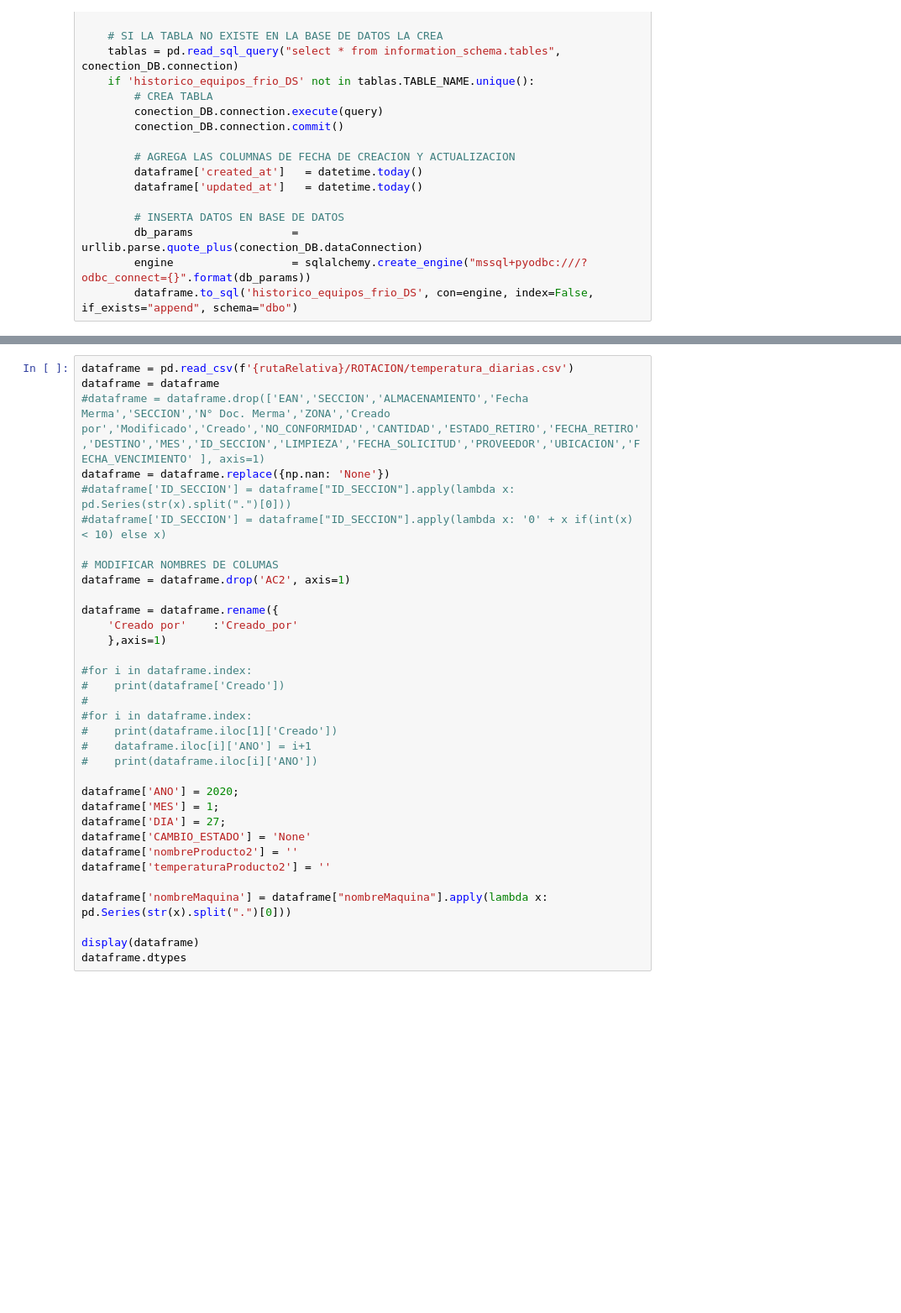
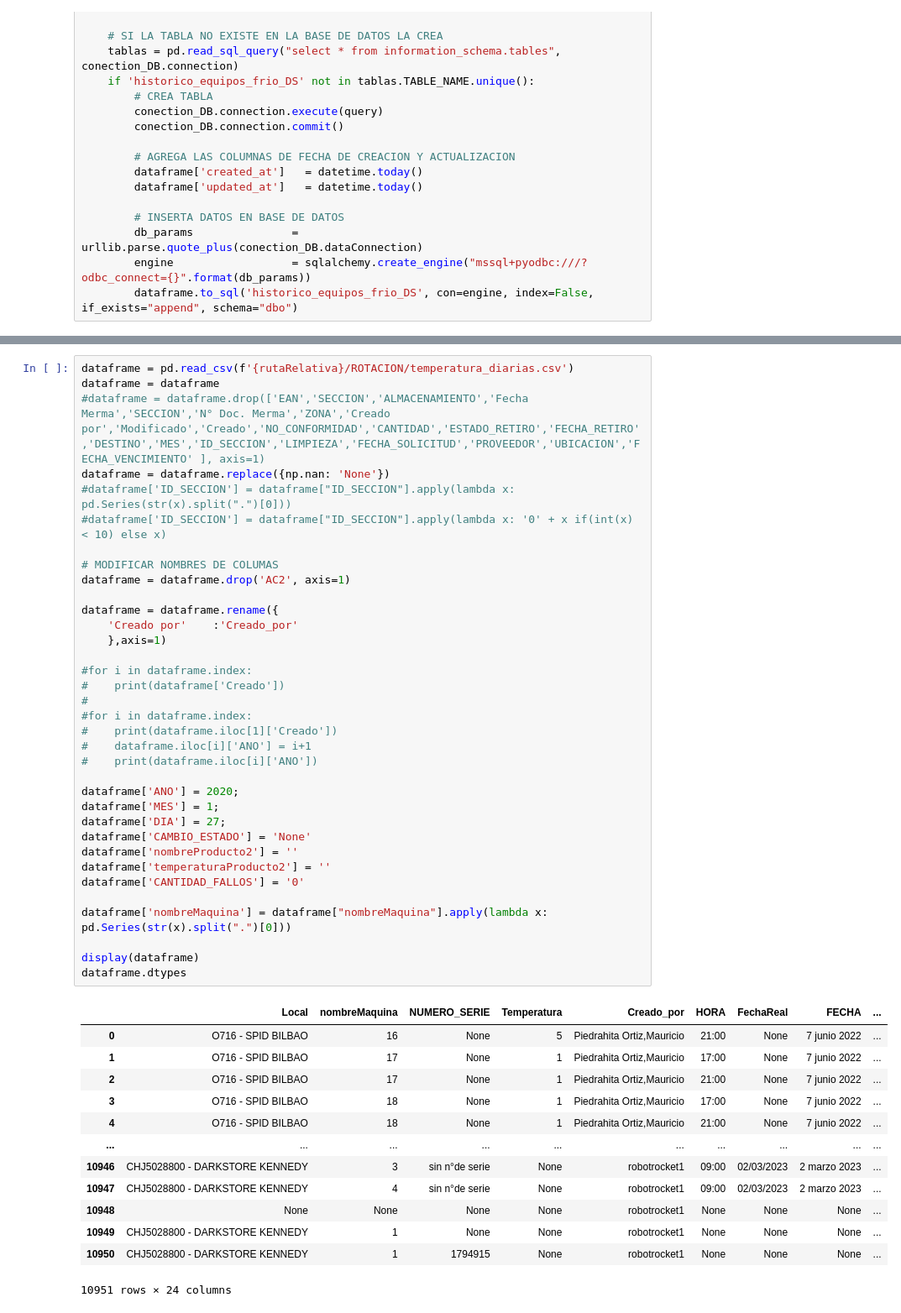
Before and after one commit to CENCOSUD-EFICIENCIA-AUTOMATIZACION/ROTACION, a Jupyter notebook: main copy.ipynb, the cells around one changed output, grey strips where cells are left out. Shown: that part at 84% size. Saved outputs shown, nothing was run; the diff lists cells and outputs as text; blank space fills up the shorter version.

Commit message:
Archivo para subir equipos de locales

```diff
--- a/main copy.ipynb
+++ b/main copy.ipynb
@@ -76,30 +84,45 @@ dataframe = dataframe
 dataframe = dataframe.replace({np.nan: 'None'})
 #dataframe['ID_SECCION'] = dataframe["ID_SECCION"].apply(lambda x: pd.Series(str(x).split(".")[0]))
 #dataframe['ID_SECCION'] = dataframe["ID_SECCION"].apply(lambda x: '0' + x if(int(x) < 10) else x)
 
 # MODIFICAR NOMBRES DE COLUMAS
 dataframe = dataframe.drop('AC2', axis=1)
 
 dataframe = dataframe.rename({
     'Creado por'    :'Creado_por'
     },axis=1)
 
 #for i in dataframe.index:
 #    print(dataframe['Creado'])
 #
 #for i in dataframe.index:
 #    print(dataframe.iloc[1]['Creado'])
 #    dataframe.iloc[i]['ANO'] = i+1
 #    print(dataframe.iloc[i]['ANO'])
 
 dataframe['ANO'] = 2020;
 dataframe['MES'] = 1;
 dataframe['DIA'] = 27;
 dataframe['CAMBIO_ESTADO'] = 'None'
 dataframe['nombreProducto2'] = ''
 dataframe['temperaturaProducto2'] = ''
+dataframe['CANTIDAD_FALLOS'] = '0'
 
 dataframe['nombreMaquina'] = dataframe["nombreMaquina"].apply(lambda x: pd.Series(str(x).split(".")[0]))
 
 display(dataframe)
 dataframe.dtypes
+# %% [output]
+|  | Local | nombreMaquina | NUMERO_SERIE | Temperatura | Creado_por | HORA | FechaReal | FECHA | ... |
+| 0 | O716 - SPID BILBAO | 16 | None | 5 | Piedrahita Ortiz,Mauricio | 21:00 | None | 7 junio 2022 | ... |
+| 1 | O716 - SPID BILBAO | 17 | None | 1 | Piedrahita Ortiz,Mauricio | 17:00 | None | 7 junio 2022 | ... |
+| 2 | O716 - SPID BILBAO | 17 | None | 1 | Piedrahita Ortiz,Mauricio | 21:00 | None | 7 junio 2022 | ... |
+| 3 | O716 - SPID BILBAO | 18 | None | 1 | Piedrahita Ortiz,Mauricio | 17:00 | None | 7 junio 2022 | ... |
+| 4 | O716 - SPID BILBAO | 18 | None | 1 | Piedrahita Ortiz,Mauricio | 21:00 | None | 7 junio 2022 | ... |
+| ... | ... | ... | ... | ... | ... | ... | ... | ... | ... |
+| 10946 | CHJ5028800 - DARKSTORE KENNEDY | 3 | sin n°de serie | None | robotrocket1 | 09:00 | 02/03/2023 | 2 marzo 2023 | ... |
+| 10947 | CHJ5028800 - DARKSTORE KENNEDY | 4 | sin n°de serie | None | robotrocket1 | 09:00 | 02/03/2023 | 2 marzo 2023 | ... |
+| 10948 | None | None | None | None | robotrocket1 | None | None | None | ... |
+| 10949 | CHJ5028800 - DARKSTORE KENNEDY | 1 | None | None | robotrocket1 | None | None | None | ... |
+| 10950 | CHJ5028800 - DARKSTORE KENNEDY | 1 | 1794915 | None | robotrocket1 | None | None | None | ... |
+10951 rows × 24 columns
```
Also changed, not shown: parts of 5 cells of this notebook, 4 other files.
